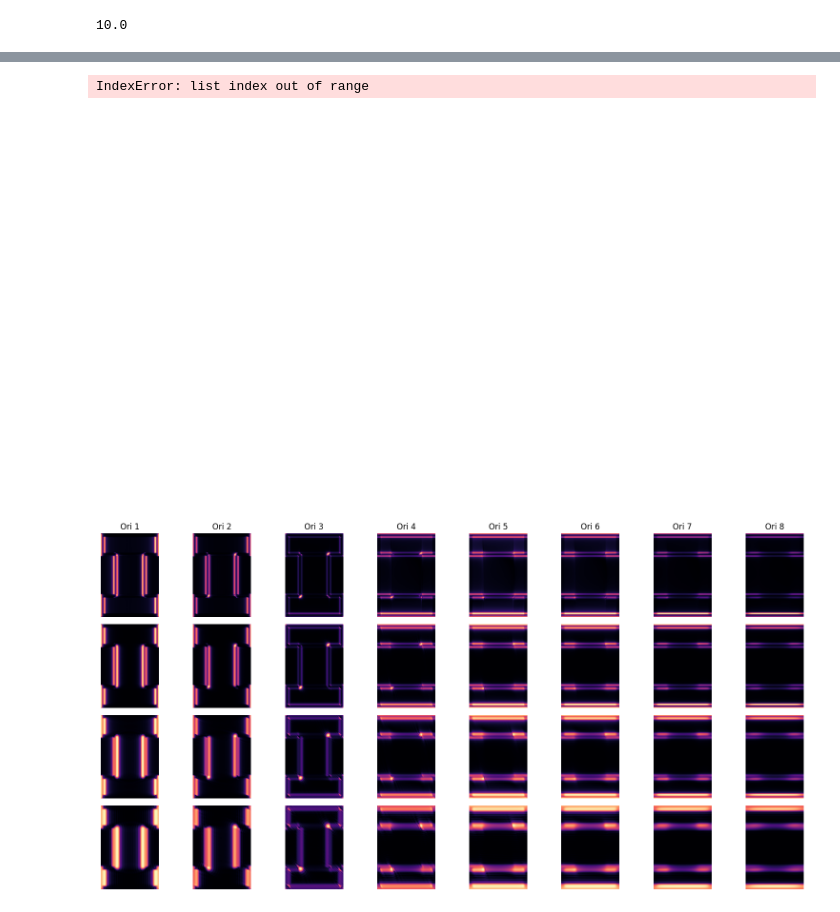
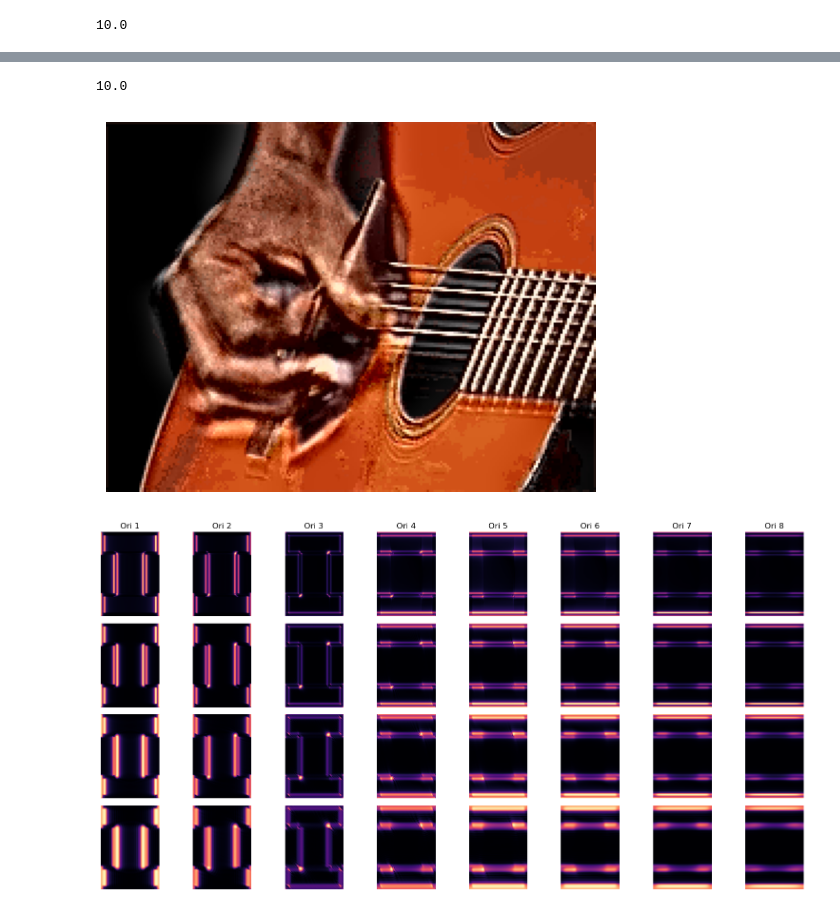
Before and after one commit to oufom/CS445-FinalProject, a Jupyter notebook: Code.ipynb, the cells around one changed output, grey strips where cells are left out. Drawn from its saved outputs; the diff is of its cells as text; code cells hidden in the pictures.

```diff
--- a/Code.ipynb
+++ b/Code.ipynb
@@ -22,17 +23,18 @@ def pyramidDownSample(frame, levels=5):
     for i in range(levels,0,-1):
         upsampled = cv.pyrUp(samples[i])
         upsampled = cv.resize(upsampled, (samples[i-1].shape[1], samples[i-1].shape[0]))
-        L = cv.subtract(samples[i-1], upsampled)
+        L = cv.subtract(samples[i-1].astype(np.float32), upsampled.astype(np.float32))
         laplacians.append(L)
+
     return laplacianBase, laplacians
 
 # Reconstructs the original image
 def pyramidReconstruct(base, laplacians):
-    G = base
+    G = base.astype(np.float32)
     for L in laplacians:
         G = cv.pyrUp(G)
         G = cv.resize(G, (L.shape[1], L.shape[0]))
-        G = cv.add(G, L)
+        G = cv.add(G, L.astype(np.float32))
     return G
 
 image = cv.imread("illinois.png")
@@ -114,48 +116,74 @@ error: OpenCV(4.10.0) /Users/xperience/GHA-Actions-OpenCV/_work/opencv-python/op
+# %%
+video = cv.VideoCapture("guitar-strumming.gif")
+fps = video.get(cv.CAP_PROP_FPS)
+print(fps)
+# %% [output]
+10.0
 # %%
 # Butterworth Filter
-
+final_frames = []
 levels = 3
 alpha = 10
 laplacian_stack = [[] for _ in range(levels)]
 base_stack = []
+b, a = butter(N=1, Wn=[0.83, 1.0], btype='bandpass', fs=fps)
 
-b, a = butter(N=1, Wn=[0.83, 1.0], btype='bandpass', fs=fps)
-prev_x = [np.zeros_like(l) for l in laplacians]
-prev_y = [np.zeros_like(l) for l in laplacians]
-
+ret, first_frame = video.read()
+if ret:
+    y_init, _, _ = cv.split(cv.cvtColor(first_frame, cv.COLOR_BGR2YUV))
+    _, lap_init = pyramidDownSample(y_init, levels)
+    prev_x = [[np.zeros_like(l, dtype=np.float32), np.zeros_like(l, dtype=np.float32)] for l in lap_init]
+    prev_y = [[np.zeros_like(l, dtype=np.float32), np.zeros_like(l, dtype=np.float32)] for l in lap_init]
+    video.set(cv.CAP_PROP_POS_FRAMES, 0)
 
 while(True):
-    ret, levelFrame = video.read()
-    if not ret:
-        break
-    baseFrame, laplacians = pyramidDownSample(cv.cvtColor(levelFrame, cv.COLOR_BGR2YUV), levels)
-    base_stack.append(baseFrame)
+    ret, frame = video.read()
+    if not ret: break
+
+    yuv_frame = cv.cvtColor(frame, cv.COLOR_BGR2YUV)
+    y, u, v = cv.split(yuv_frame)
+    y_float = y.astype(np.float32)
+    base_img, laplacians = pyramidDownSample(y_float, levels)
+
+    current_frame_laplacians = []
+
     for i in range(levels):
         x_curr = laplacians[i]
+
         y_curr = (b[0]*x_curr + b[1]*prev_x[i][0] + b[2]*prev_x[i][1]
-              - a[1]*prev_y[i][0] - a[2]*prev_y[i][1]) / a[0]
-        prev_x[i] = [x_curr, prev_x[i][0]]
-        prev_y[i] = [y_curr, prev_y[i][0]]
-        laplacians[i] = x_curr + (alpha * y_curr)
-        laplacian_stack[i].append(laplacians[i])
+                  - a[1]*prev_y[i][0] - a[2]*prev_y[i][1]) / a[0]
+
+        prev_x[i][1] = prev_x[i][0]
+        prev_x[i][0] = x_curr
+        prev_y[i][1] = prev_y[i][0]
+        prev_y[i][0] = y_curr
+
+        amplified_l = x_curr + (alpha * y_curr)
+        current_frame_laplacians.append(amplified_l)
+
+    reconstructed = pyramidReconstruct(base_img.astype(np.float32), current_frame_laplacians)
+    recon_y = np.clip(reconstructed, 0, 255).astype(np.uint8)
+    final_yuv = cv.merge([recon_y, u, v])
+    final_bgr = cv.cvtColor(final_yuv, cv.COLOR_YUV2BGR)
+    final_rgb = cv.cvtColor(final_bgr, cv.COLOR_BGR2RGB)
+    final_frames.append(final_rgb)
 
 video.release()
 cv.destroyAllWindows()
 
 
 
 fig, ax = plt.subplots()
 ax.axis('off')
 im = ax.imshow(final_frames[0])
 def update(frame):
     im.set_data(frame)
     return [im]
 
 ani = animation.FuncAnimation(fig, update, frames=final_frames, interval=50, blit=True)
 ani.save("butterworthoutput.mp4")
 # %% [output]
-IndexError: list index out of range
-[figure, old version]
+[figure, new version]
 # %%
 # Complex steerable pyramid decomposition (Wadhwa et al., 2013)
 
@@ -280,6 +308,15 @@ def complex_steerable_pyramid_decompose(frame, num_scales=3, orientations=8, fil
         },
     }
 
+def complex_steerable_pyramid_reconstruct(pyr): # generated this
+    """
+    Reconstructs the image from the complex steerable pyramid.
+    """
+    reconstructed = pyr["lowpass"].astype(np.float32) + pyr["highpass"].astype(np.float32)
+    for scale_bands in pyr["bands"]:
+        for band in scale_bands:
+            reconstructed += band.real  # imaginary part cancels by conjugate symmetry
+    return np.clip(reconstructed, 0, 255).astype(np.uint8)
 
 # Sanity-check visualization (paper default is often 8 orientations, half-octave)
 img = cv.imread("illinois.png")
@@ -301,4 +338,4 @@ for s in range(rows):
 
 plt.tight_layout()
 # %% [output]
-[figure, old version]
+[figure, new version]
```
Also changed, not shown: parts of 5 cells of this notebook, 4 other files.
